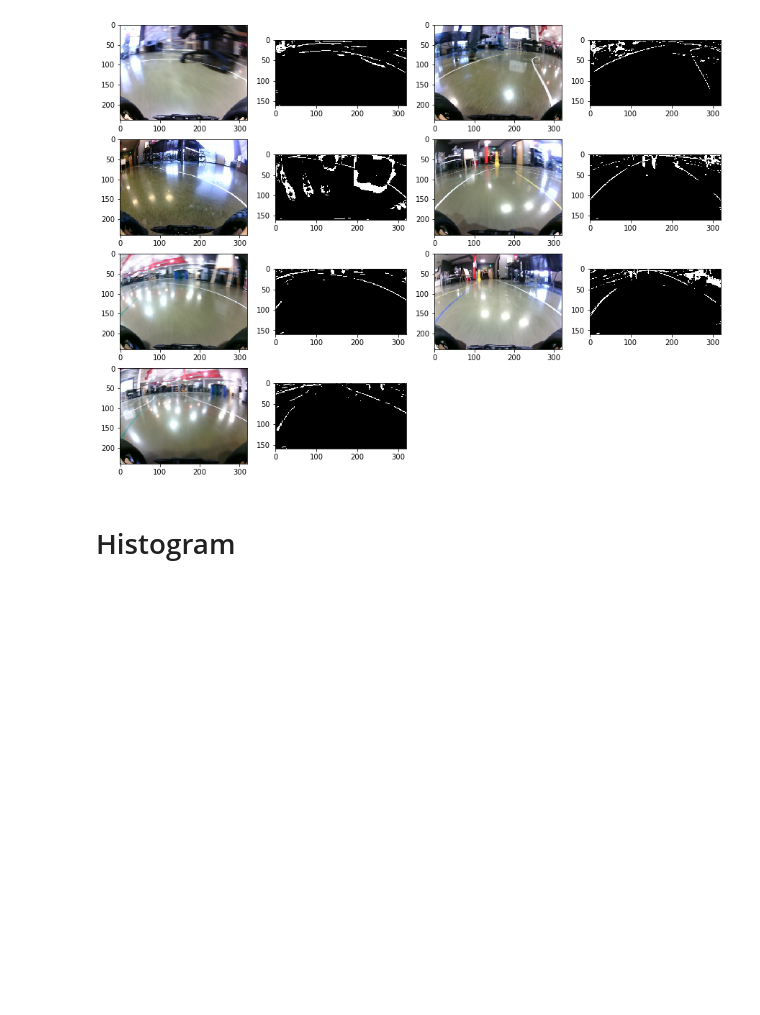
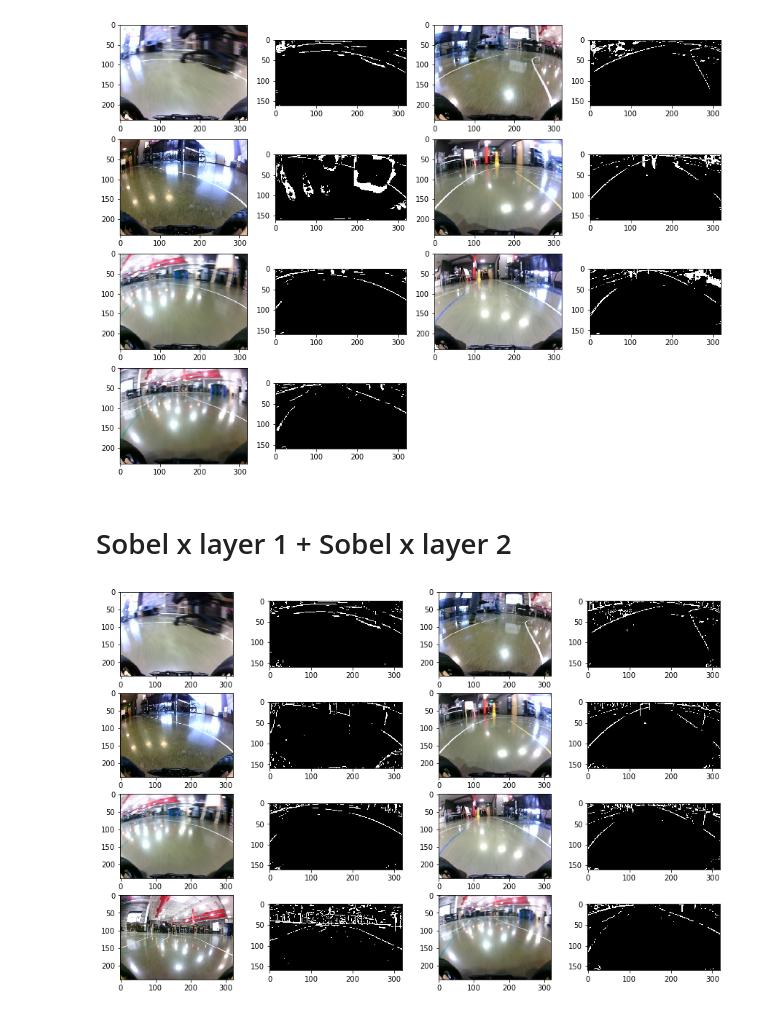
Before and after one commit to jaycode/Self-Driving-RC, a Jupyter notebook: Computer/experiments/preprocess/2. No Calibration.ipynb, the cells around one changed output. Cells and saved outputs as stored; diff of their text form; code cells hidden in the pictures; blank space fills up the shorter version.

```diff
--- a/Computer/experiments/preprocess/2. No Calibration.ipynb
+++ b/Computer/experiments/preprocess/2. No Calibration.ipynb
@@ -205,5 +238,45 @@ for img_path in img_paths:
     i += 1
 # %% [output]
 [figure]
-# %% [markdown]
-# Histogram
+# %% [markdown]
+# Sobel x layer 1 + Sobel x layer 2
+# %%
+img_paths = glob.glob('test_images/*.jpg')
+fig = plt.figure(figsize=(15, 20))
+cols = 4
+rows = len(img_paths)
+i = 1
+
+for img_path in img_paths:
+    ax = fig.add_subplot(rows, cols, i)
+    img_raw = cv2.imread(img_path)
+    img = cv2.cvtColor(img_raw, cv2.COLOR_BGR2RGB)
+    plt.imshow(img)
+    i += 1
+
+    ax = fig.add_subplot(rows, cols, i)
+
+    img = cv2.cvtColor(img_raw, cv2.COLOR_BGR2HSV)[:, :, 1]
+    img = cv2.Sobel(img, -1, 1, 0, ksize=3)
+    img = img / 255.0
+    img = img > 0.5
+
+    img1 = cv2.cvtColor(img_raw, cv2.COLOR_BGR2HSV)[:, :, 2]
+    img1 = cv2.Sobel(img1, -1, 0, 1, ksize=3)
+    img1 = img1 / 255.0
+    img1 = img1 > 0.5
+
+#     img1 = cv2.cvtColor(img_raw, cv2.COLOR_BGR2RGB)
+#     img1 = cv2.inRange(img1, (130, 133, 175), (183, 151, 255))
+#     img1 = cv2.cvtColor(img_raw, cv2.COLOR_BGR2HSV)
+#     img1 = cv2.inRange(img1, (0, 72, 132), (255, 180, 231))
+#     img1 = img1 / 255
+#     img1 = img1 > 0.1
+
+    final_img = (img==1) | (img1==1)
+
+    final_img = final_img[60:220, :]
+    plt.imshow(final_img, cmap='gray')
+    i += 1
+# %% [output]
+[figure, added]
```
Also changed, not shown: parts of 5 cells of this notebook, 37 other files.
